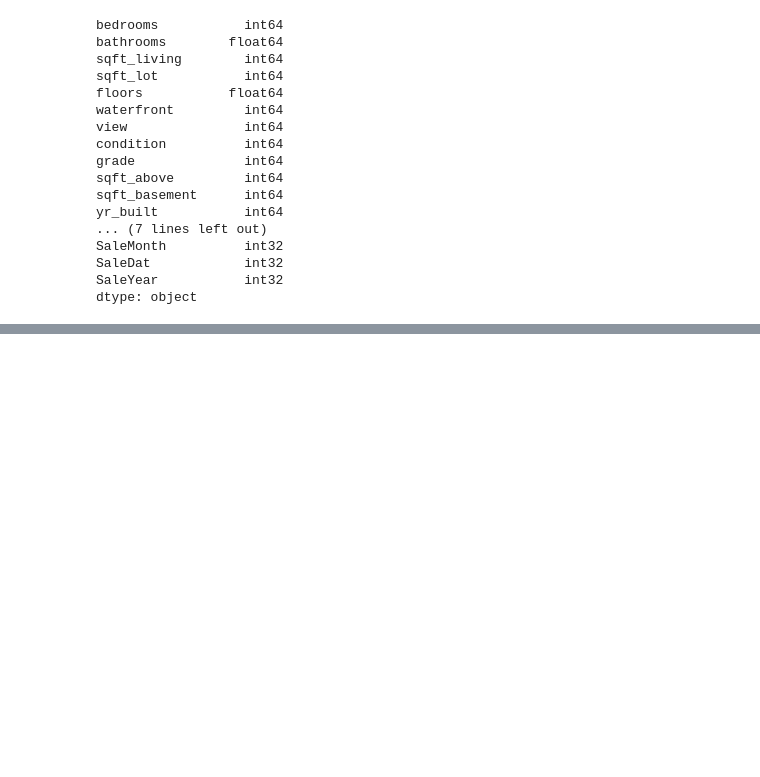
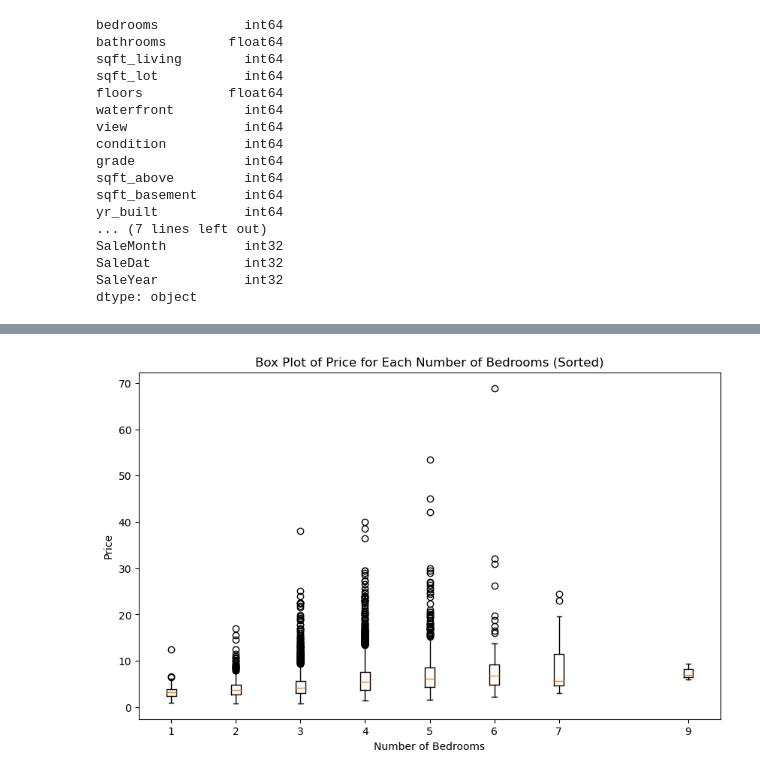
Before and after one commit to KatieGalaeva/exp1, a Jupyter notebook: лабы/0 houses.ipynb, the cells around one changed output, grey strips where cells are left out. Cells and saved outputs as stored; diff of their text form; code cells hidden in the pictures; blank space fills up the shorter version.

```diff
--- a/лабы/0 houses.ipynb
+++ b/лабы/0 houses.ipynb
@@ -90,0 +133,22 @@ dtype: object
+# %%
+#find the unique number of bedrooms in the data
+unique_bedrooms=sorted(data_without_id['bedrooms'].unique())
+# Create a box plot of 'price' for each unique number of bedrooms with at least 3 examples
+plt.figure(figsize=(10, 6))  # Adjust the figure size if needed
+
+for num in unique_bedrooms:
+    bedroom_data = data_without_id[data_without_id['bedrooms'] == num]['price']
+
+    # Skip plotting if there are less than 3 examples with this number of bedrooms. you can remove the skipping and see the effect.
+    if len(bedroom_data) >= 3:
+        plt.boxplot(bedroom_data, positions=[num], labels=[num], showfliers=True)
+
+# Add labels and a title to the plot
+plt.xlabel('Number of Bedrooms')
+plt.ylabel('Price')
+plt.title('Box Plot of Price for Each Number of Bedrooms (Sorted)')
+
+# Show the plot
+plt.show()
+# %% [output]
+[figure, added]
```
Also changed, not shown: parts of 10 cells of this notebook.
